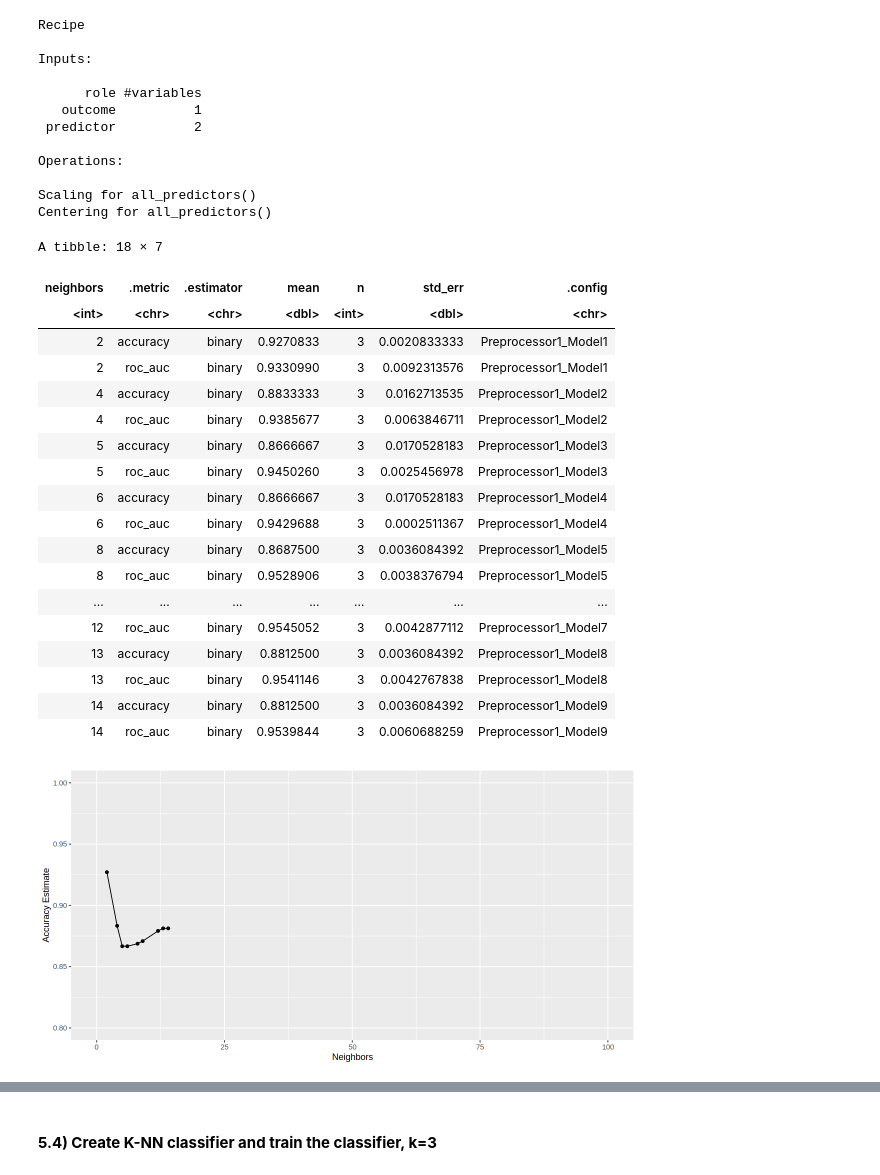
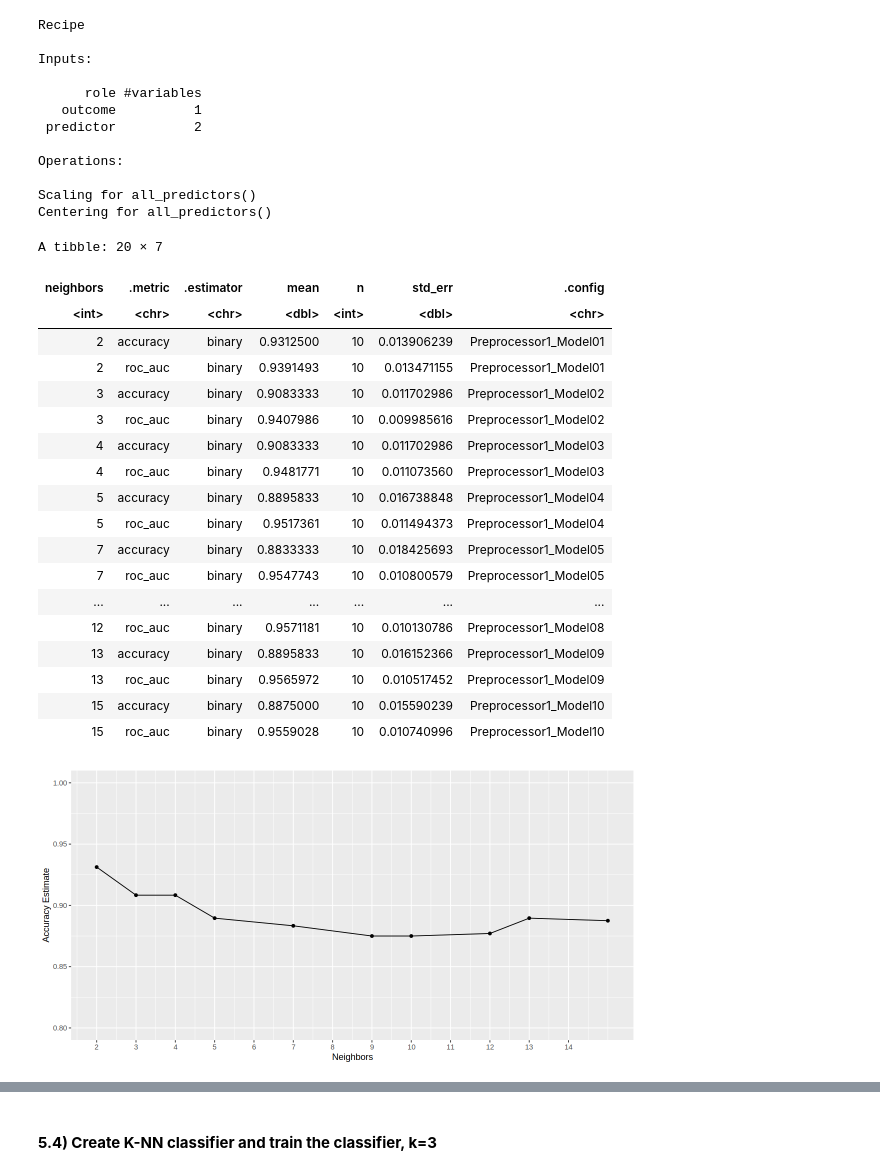
Before and after one commit to wmma2/group_18_project, a Jupyter notebook: Final_report.ipynb, the cells around one changed output, grey strips where cells are left out. Cells and saved outputs as stored; diff of their text form; code cells hidden in the pictures.

```diff
--- a/Final_report.ipynb
+++ b/Final_report.ipynb
@@ -306,6 +292,6 @@ A tibble: 6 × 3
 # %%
 #Separating into 5 diff sets
-diabetes_vfold <- vfold_cv(diabetes_train, v = 3, strata = diagnosis)
+diabetes_vfold <- vfold_cv(diabetes_train, v = 5, strata = diagnosis)
 
 diabetes_recipe <- recipe(diagnosis ~ stab.glu + BMI,  data = diabetes_train)
 
@@ -362,37 +352,37 @@ knn_results <- workflow() |>
        collect_metrics()
 knn_results
 # %% [output]
-A tibble: 18 × 7
+A tibble: 20 × 7
 | neighbors | .metric | .estimator | mean | n | std_err | .config |
 | <int> | <chr> | <chr> | <dbl> | <int> | <dbl> | <chr> |
-| 2 | accuracy | binary | 0.9270833 | 3 | 0.0020833333 | Preprocessor1_Model1 |
-| 2 | roc_auc | binary | 0.9330990 | 3 | 0.0092313576 | Preprocessor1_Model1 |
-| 4 | accuracy | binary | 0.8833333 | 3 | 0.0162713535 | Preprocessor1_Model2 |
-| 4 | roc_auc | binary | 0.9385677 | 3 | 0.0063846711 | Preprocessor1_Model2 |
-| 5 | accuracy | binary | 0.8666667 | 3 | 0.0170528183 | Preprocessor1_Model3 |
-| 5 | roc_auc | binary | 0.9450260 | 3 | 0.0025456978 | Preprocessor1_Model3 |
-| 6 | accuracy | binary | 0.8666667 | 3 | 0.0170528183 | Preprocessor1_Model4 |
-| 6 | roc_auc | binary | 0.9429688 | 3 | 0.0002511367 | Preprocessor1_Model4 |
-| 8 | accuracy | binary | 0.8687500 | 3 | 0.0036084392 | Preprocessor1_Model5 |
-| 8 | roc_auc | binary | 0.9528906 | 3 | 0.0038376794 | Preprocessor1_Model5 |
+| 2 | accuracy | binary | 0.9312500 | 10 | 0.013906239 | Preprocessor1_Model01 |
+| 2 | roc_auc | binary | 0.9391493 | 10 | 0.013471155 | Preprocessor1_Model01 |
+| 3 | accuracy | binary | 0.9083333 | 10 | 0.011702986 | Preprocessor1_Model02 |
+| 3 | roc_auc | binary | 0.9407986 | 10 | 0.009985616 | Preprocessor1_Model02 |
+| 4 | accuracy | binary | 0.9083333 | 10 | 0.011702986 | Preprocessor1_Model03 |
+| 4 | roc_auc | binary | 0.9481771 | 10 | 0.011073560 | Preprocessor1_Model03 |
+| 5 | accuracy | binary | 0.8895833 | 10 | 0.016738848 | Preprocessor1_Model04 |
+| 5 | roc_auc | binary | 0.9517361 | 10 | 0.011494373 | Preprocessor1_Model04 |
+| 7 | accuracy | binary | 0.8833333 | 10 | 0.018425693 | Preprocessor1_Model05 |
+| 7 | roc_auc | binary | 0.9547743 | 10 | 0.010800579 | Preprocessor1_Model05 |
 | ... | ... | ... | ... | ... | ... | ... |
-| 12 | roc_auc | binary | 0.9545052 | 3 | 0.0042877112 | Preprocessor1_Model7 |
-| 13 | accuracy | binary | 0.8812500 | 3 | 0.0036084392 | Preprocessor1_Model8 |
-| 13 | roc_auc | binary | 0.9541146 | 3 | 0.0042767838 | Preprocessor1_Model8 |
-| 14 | accuracy | binary | 0.8812500 | 3 | 0.0036084392 | Preprocessor1_Model9 |
-| 14 | roc_auc | binary | 0.9539844 | 3 | 0.0060688259 | Preprocessor1_Model9 |
+| 12 | roc_auc | binary | 0.9571181 | 10 | 0.010130786 | Preprocessor1_Model08 |
+| 13 | accuracy | binary | 0.8895833 | 10 | 0.016152366 | Preprocessor1_Model09 |
+| 13 | roc_auc | binary | 0.9565972 | 10 | 0.010517452 | Preprocessor1_Model09 |
+| 15 | accuracy | binary | 0.8875000 | 10 | 0.015590239 | Preprocessor1_Model10 |
+| 15 | roc_auc | binary | 0.9559028 | 10 | 0.010740996 | Preprocessor1_Model10 |
 # %%
 #Filter for accuracies
 accuracies <- knn_results |>
       filter(.metric == 'accuracy')
 
 #plot best K
 accuracy_versus_k <- ggplot(accuracies, aes(x = neighbors, y = mean))+
       geom_point() +
       geom_line() +
       labs(x = "Neighbors", y = "Accuracy Estimate") +
-      scale_x_continuous(breaks = seq(0, 1, by = 1)) +  # adjusting the x-axis
+      scale_x_continuous(breaks = seq(0, 14, by = 1)) +  # adjusting the x-axis
       scale_y_continuous(limits = c(0.8, 1.0)) # adjusting the y-axis
 accuracy_versus_k
 # %% [output]
-[figure, old version]
+[figure, new version]
```
Also changed, not shown: parts of 15 cells of this notebook.
